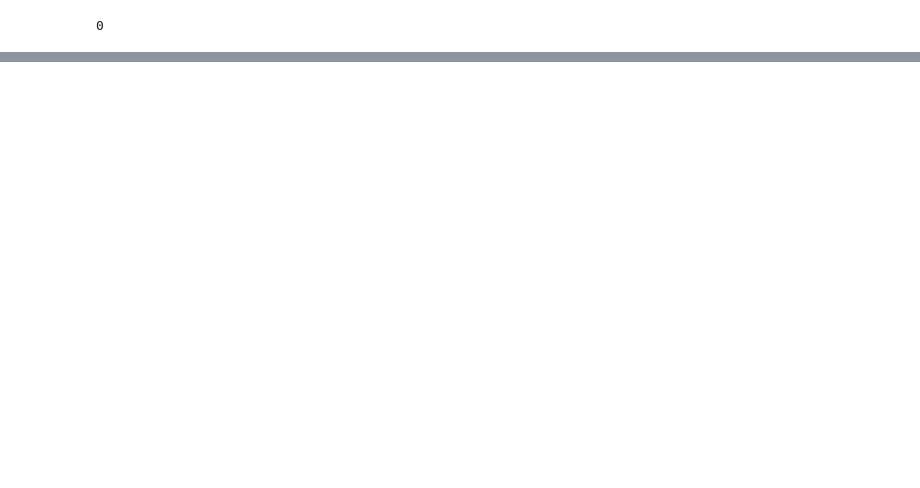
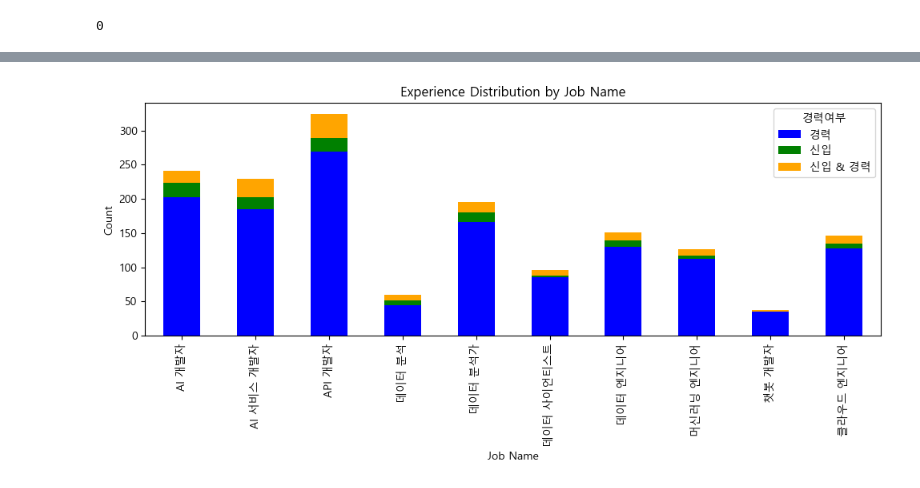
Before and after one commit to sesac-middle-project/recruit-information-chatbot, a Jupyter notebook: concat_csv.ipynb, the cells around one changed output, grey strips where cells are left out. Saved outputs shown, nothing was run; the diff lists cells and outputs as text; code cells hidden in the pictures; blank space fills up the shorter version.

```diff
--- a/concat_csv.ipynb
+++ b/concat_csv.ipynb
@@ -229,0 +276,22 @@ final.to_csv('final.csv', index=False)
+# %%
+# 신입, 경력, 신입&경력 카테고리 생성
+graph = final.copy()
+
+graph['경력여부'] = graph['경력'].apply(
+    lambda x: '신입 & 경력' if '신입' in str(x) and '경력' in str(x) else
+              ('신입' if '신입' in str(x) else '경력' if '경력' in str(x) else '기타')
+)
+
+# 직무별로 신입, 경력, 신입&경력 카운트
+exp_dist = graph.groupby(['직무', '경력여부']).size().unstack().fillna(0)
+
+# 시각화
+plt.figure(figsize=(10, 5))
+exp_dist.plot(kind='bar', stacked=True, ax=plt.gca(), color=['blue', 'green', 'orange'])
+plt.title('Experience Distribution by Job Name')
+plt.xlabel('Job Name')
+plt.ylabel('Count')
+plt.tight_layout()
+plt.show()
+# %% [output]
+[figure, added]
```
Also changed, not shown: parts of 8 cells of this notebook, 8 other files.
